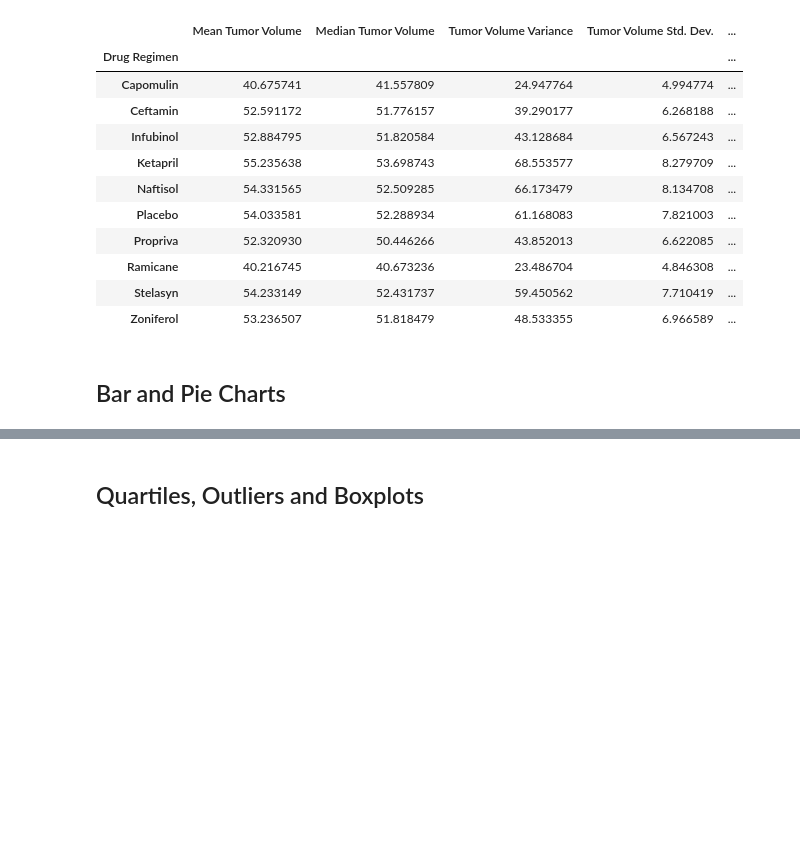
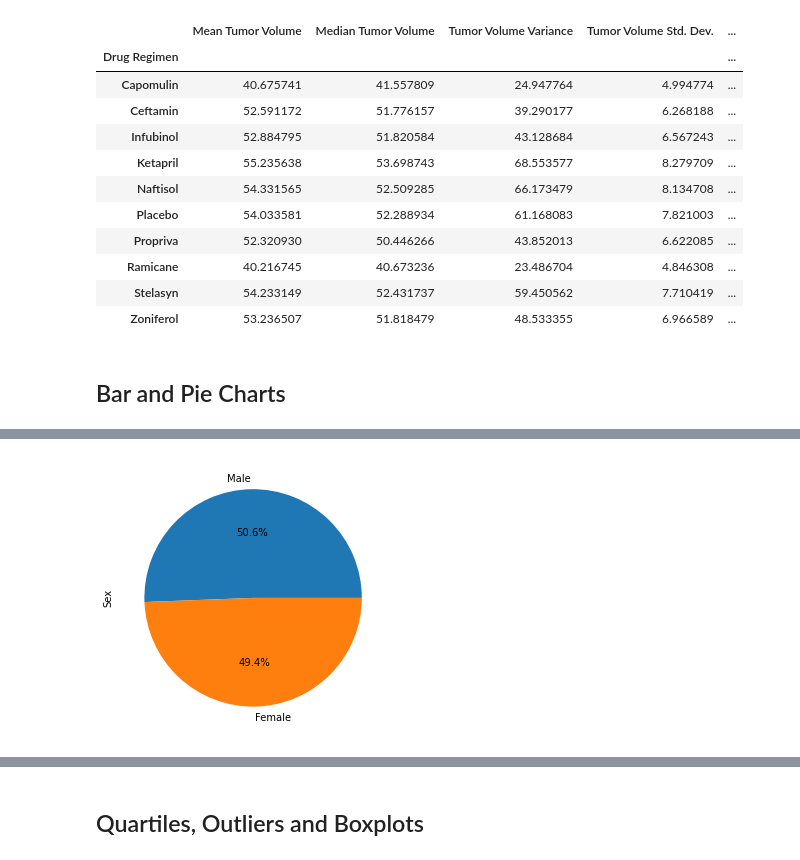
Before and after one commit to Slainte91/pyPharm_challenge, a Jupyter notebook: Pymaceuticals.ipynb, the cells around one changed output, grey strips where cells are left out. Saved outputs shown, nothing was run; the diff lists cells and outputs as text; code cells hidden in the pictures; blank space fills up the shorter version.

```diff
--- a/Pymaceuticals.ipynb
+++ b/Pymaceuticals.ipynb
@@ -153 +166,13 @@ reg_df
+# %%
+# Generate a pie plot showing the distribution of female versus male mice using pandas
+males = data["Mouse ID"][data["Sex"] == "Male"].count()
+females = data["Mouse ID"][data["Sex"] == "Female"].count()
+genderdf = pd.DataFrame({
+    "Sex": [males, females]},
+    index = ["Male", "Female"]
+)
+genderdf.plot.pie(y="Sex", figsize = (5,5), autopct='%1.1f%%', legend = False)
+plt.show()
+# %% [output]
+[figure, added]
 # %%
```
Also changed, not shown: parts of 5 cells of this notebook.
